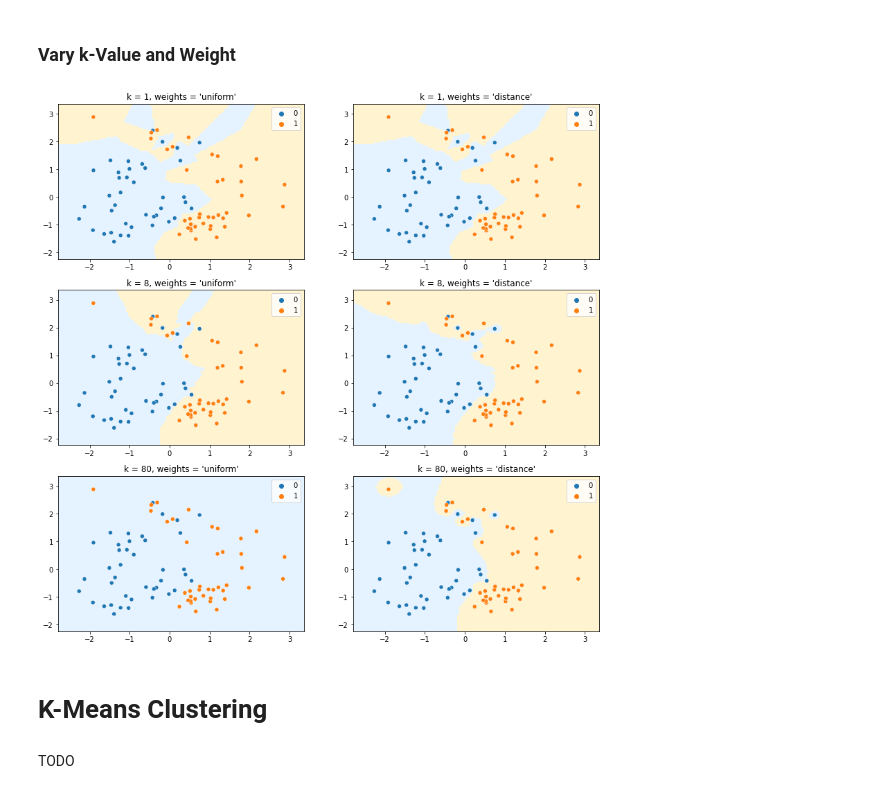
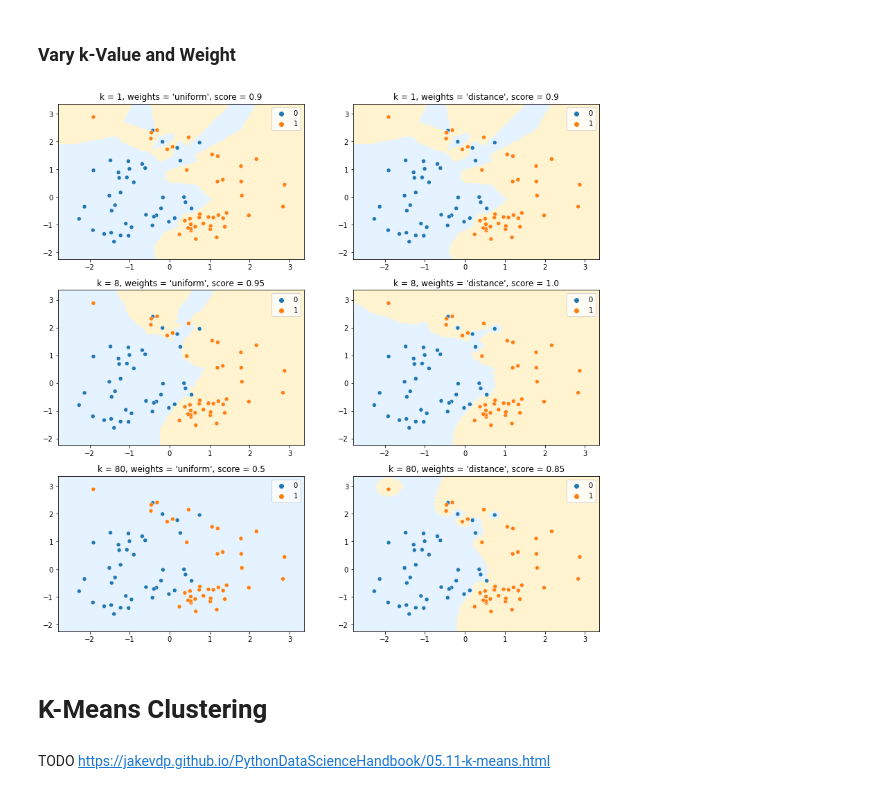
Before and after one commit to thomd/deep-learning-notes, a Jupyter notebook: knn-classifier.ipynb, the cells around one changed output. Saved outputs shown, nothing was run; the diff lists cells and outputs as text; code cells hidden in the pictures.

Commit message:
knn-classifier

```diff
--- a/knn-classifier.ipynb
+++ b/knn-classifier.ipynb
@@ -99,16 +101,18 @@ np.sqrt(X_train.shape[0]).astype(int)
 For classification we use the [KNeighborsClassifier](https://scikit-learn.org/stable/modules/generated/sklearn.neighbors.KNeighborsClassifier.html)
 # %%
 from sklearn.neighbors import KNeighborsClassifier
-import matplotlib.pyplot as plt
-%matplotlib inlinea
 
-accuracys = []
+accuracies = []
+best_k = 0
 for k in np.arange(1, len(X_train)+1):
     model = KNeighborsClassifier(n_neighbors = k)
     model.fit(X_train, y_train)
     predictions = model.predict(X_test)
-    accuracys.append(model.score(X_test, y_test))
+    accuracy = model.score(X_test, y_test)
+    accuracies.append(accuracy)
+    if accuracy >= np.max(accuracies):
+        best_k = k
 
-plt.plot(accuracys);
+sns.lineplot(data=accuracies);
 # %% [output]
 [figure]
@@ -117,5 +123,4 @@ best accuracy is for $k=7$ and $k=9$
 # %%
-from sklearn.neighbors import KNeighborsClassifier
-model = KNeighborsClassifier(n_neighbors=9, weights='uniform')
+model = KNeighborsClassifier(n_neighbors=best_k)
 model.fit(X_train, y_train)
-predictions = model.predict(X_test)
+print(f'score: {model.score(X_test, y_test)}')
@@ -121,0 +131,14 @@ predictions = model.predict(X_test)
+# %%
+from sklearn.model_selection import GridSearchCV
+
+knn = KNeighborsClassifier()
+
+params = {
+    'n_neighbors': np.arange(1, 40),
+    'weights': ['uniform', 'distance'],
+    'leaf_size': [1, 5, 10, 15],
+    'p': [1, 2]
+}
+
+grid = GridSearchCV(knn, params, cv=7)
+grid.fit(X, y)
@@ -175,34 +244,34 @@ plot_knn_decision_boundary(model, X_train, y_train, X_test, y_test);
 # %%
 n = X_train.shape[0]
 
 params = [
     {'weights': 'uniform', 'n_neighbors': 1},
     {'weights': 'distance', 'n_neighbors': 1},
     {'weights': 'uniform', 'n_neighbors': np.sqrt(n).astype(int)},
     {'weights': 'distance', 'n_neighbors': np.sqrt(n).astype(int)},
     {'weights': 'uniform', 'n_neighbors': n},
     {'weights': 'distance', 'n_neighbors': n}]
 
 cmap = ListedColormap(['#74c1ff30', '#ffc10730'])
 mesh_step_size = 0.05
 x_min, x_max = X[:, 0].min() - 0.5, X[:, 0].max() + 0.5
 y_min, y_max = X[:, 1].min() - 0.5, X[:, 1].max() + 0.5
 xx, yy = np.meshgrid(np.arange(x_min, x_max, mesh_step_size), np.arange(y_min, y_max, mesh_step_size))
 
 plt.figure(figsize=(14, 14))
 
 for i, param in enumerate(params):
     model = KNeighborsClassifier(**params[i])
     model.fit(X_train, y_train)
     Z = model.predict(np.c_[xx.ravel(), yy.ravel()])
     Z = Z.reshape(xx.shape)
     plt.subplot(3, 2, i + 1)
     plt.pcolormesh(xx, yy, Z, cmap=cmap, shading='auto')
     sns.scatterplot(x=X_train[:,0], y=X_train[:,1], hue=y_train)
-    plt.title(f"k = {model.n_neighbors}, weights = '{model.weights}'")
+    plt.title(f"k = {model.n_neighbors}, weights = '{model.weights}', score = {model.score(X_test, y_test)}")
 # %% [output]
-[figure, old version]
+[figure, new version]
 # %% [markdown]
 # K-Means Clustering
-# %% [markdown]
-TODO
+# %% [markdown]
+TODO https://jakevdp.github.io/PythonDataScienceHandbook/05.11-k-means.html
```
Also changed, not shown: parts of 13 cells of this notebook.
